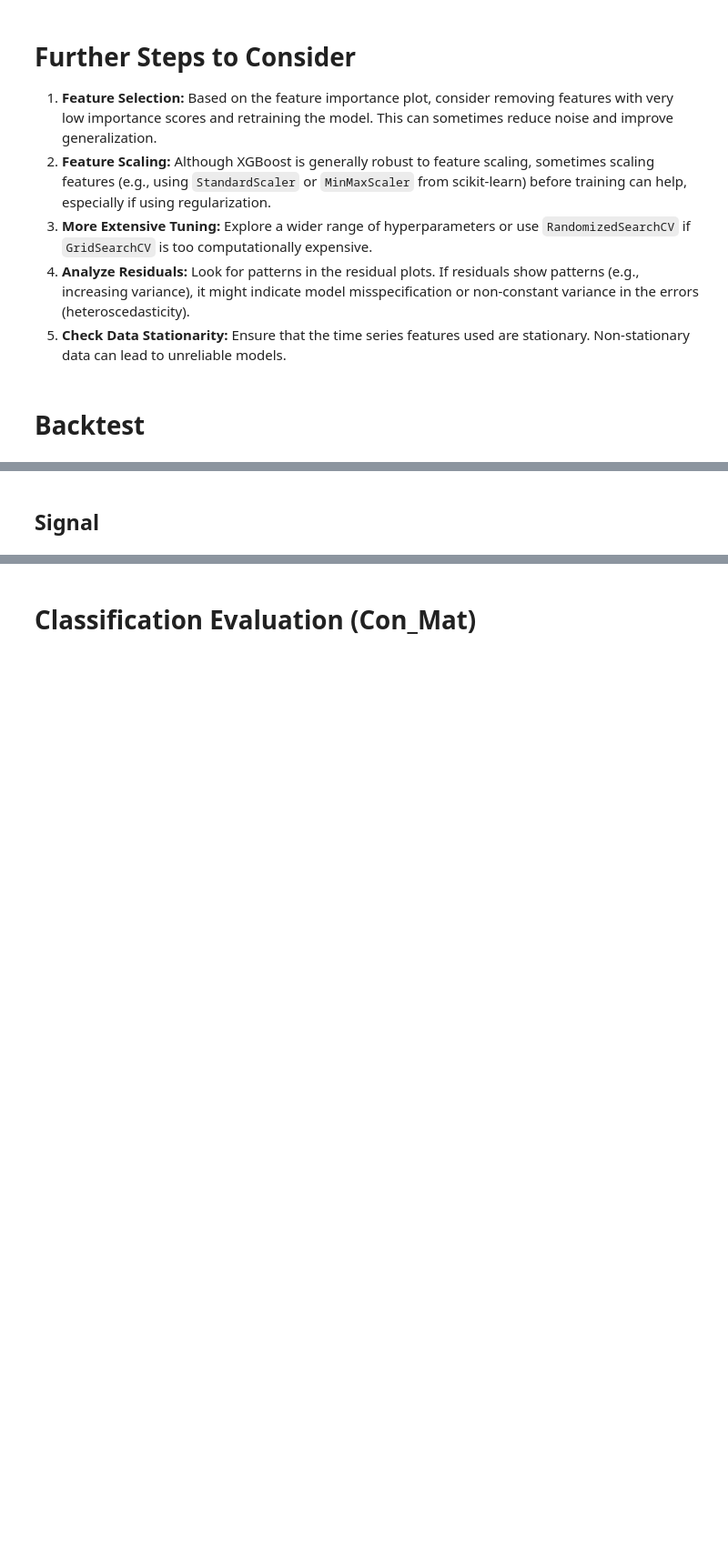
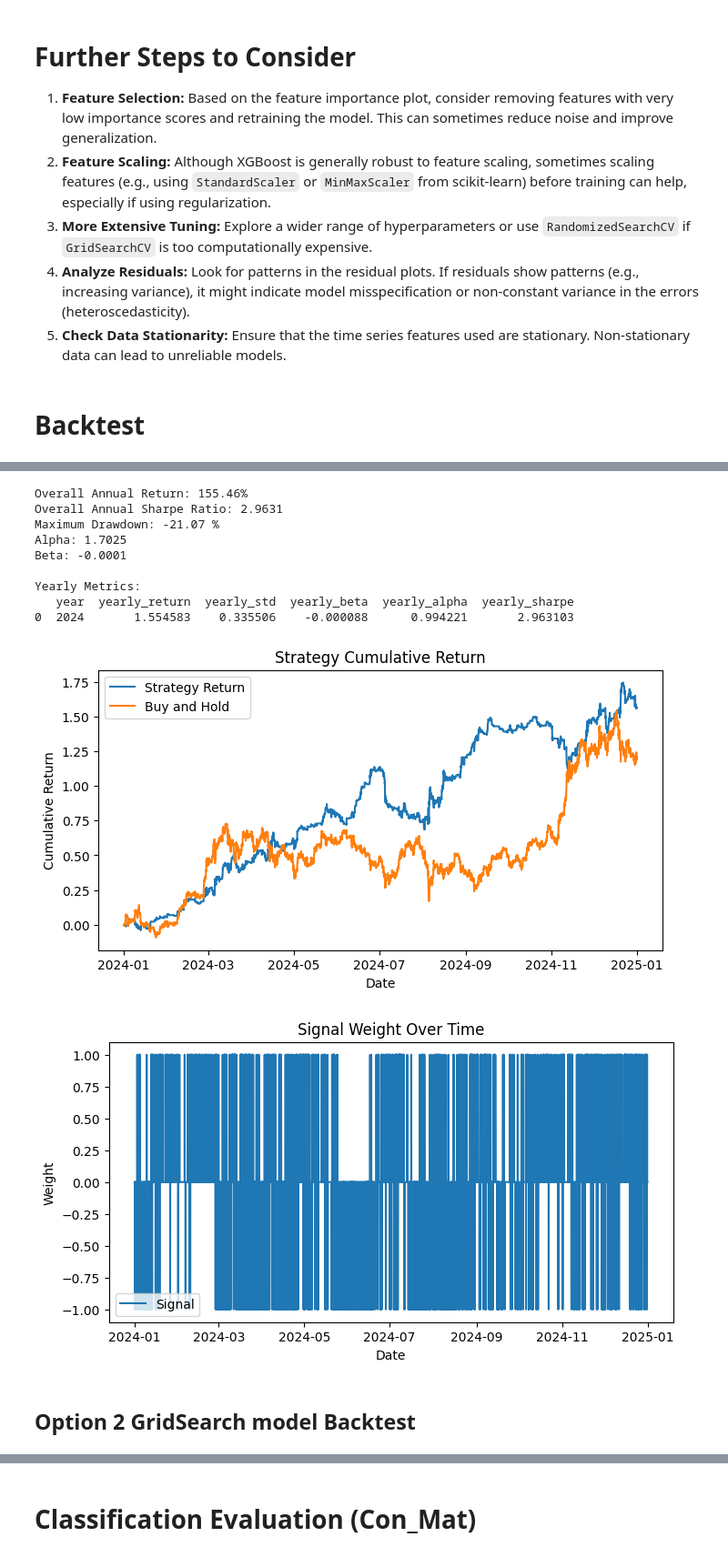
Before and after one commit to alvinku0/Bitcoin-Systematic-Strategies, a Jupyter notebook: modeling_backtesting/xgboost/xgboost_regressor_v1.ipynb, the cells around one changed output, grey strips where cells are left out. Shown at 91% size. Cells and saved outputs as stored; diff of their text form; code cells hidden in the pictures; blank space fills up the shorter version.

```diff
--- a/modeling_backtesting/xgboost/xgboost_regressor_v1.ipynb
+++ b/modeling_backtesting/xgboost/xgboost_regressor_v1.ipynb
@@ -582,0 +508,12 @@ array([ 2.2372464e-04, -1.0996958e-04, -8.8926856e-05, ...,
+# %%
+val = 1
+
+signal = pd.DataFrame(y_pred_test, index=X_test.index, columns=['pred_ret'])
+signal['signal'] = np.where(signal['pred_ret']*val > 0.001, 1,
+                            np.where(signal['pred_ret']*val < -0.001, -1, 0))
+
+
+
+print(signal['signal'].value_counts())
+
+signal
@@ -583,2 +539,16 @@ array([ 2.2372464e-04, -1.0996958e-04, -8.8926856e-05, ...,
+# %%
+run_backtest(signal, freq='h')
+# %% [output]
+Overall Annual Return: 155.46%
+Overall Annual Sharpe Ratio: 2.9631
+Maximum Drawdown: -21.07 %
+Alpha: 1.7025
+Beta: -0.0001
+
+Yearly Metrics:
+   year  yearly_return  yearly_std  yearly_beta  yearly_alpha  yearly_sharpe
+0  2024       1.554583    0.335506    -0.000088      0.994221       2.963103
+[figure, added]
+[figure, added]
 # %% [markdown]
-## Signal
+## Option 2 GridSearch model Backtest
```
Also changed, not shown: parts of 20 cells of this notebook, 2 other files.
